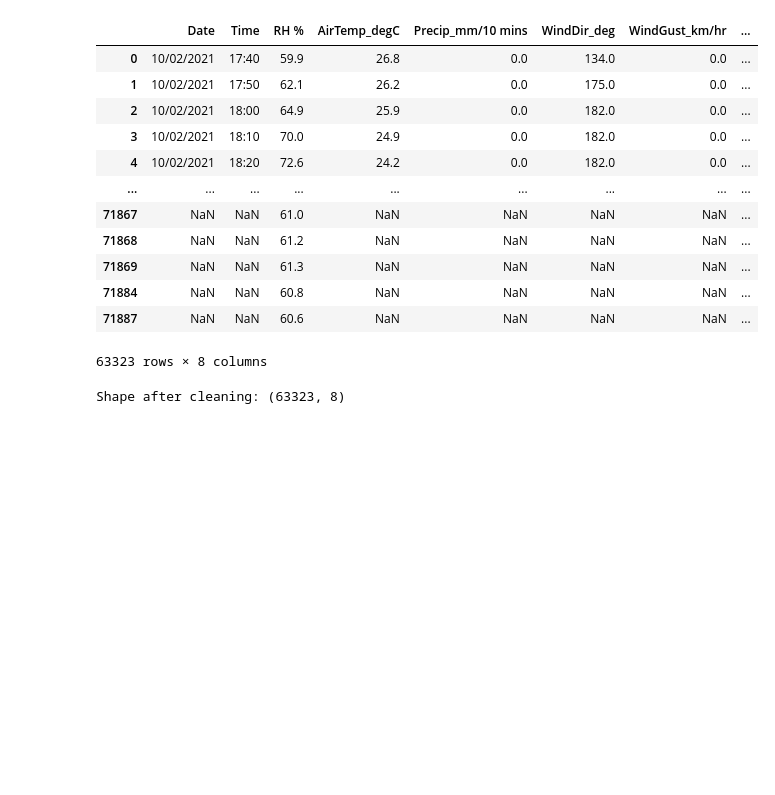
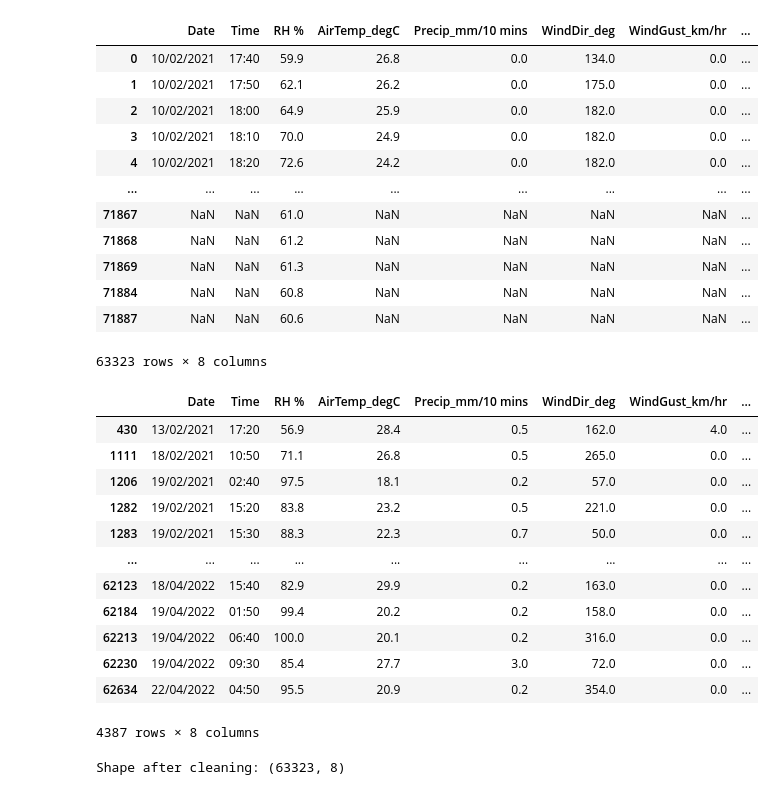
Before and after one commit to Senaakshi/PROJECTS, a Jupyter notebook: Rainfall_analysis/Analysis.ipynb, the cells around one changed output. Drawn from its saved outputs; the diff is of its cells as text; code cells hidden in the pictures; blank space fills up the shorter version.

```diff
--- a/Rainfall_analysis/Analysis.ipynb
+++ b/Rainfall_analysis/Analysis.ipynb
@@ -70,6 +70,22 @@ df_rain
 | 71884 | NaN | NaN | 60.8 | NaN | NaN | NaN | NaN | ... |
 | 71887 | NaN | NaN | 60.6 | NaN | NaN | NaN | NaN | ... |
 63323 rows × 8 columns
+# %%
+df_rain[df_rain['Precip_mm/10 mins'] > 0]
+# %% [output]
+|  | Date | Time | RH % | AirTemp_degC | Precip_mm/10 mins | WindDir_deg | WindGust_km/hr | ... |
+| 430 | 13/02/2021 | 17:20 | 56.9 | 28.4 | 0.5 | 162.0 | 4.0 | ... |
+| 1111 | 18/02/2021 | 10:50 | 71.1 | 26.8 | 0.5 | 265.0 | 0.0 | ... |
+| 1206 | 19/02/2021 | 02:40 | 97.5 | 18.1 | 0.2 | 57.0 | 0.0 | ... |
+| 1282 | 19/02/2021 | 15:20 | 83.8 | 23.2 | 0.5 | 221.0 | 0.0 | ... |
+| 1283 | 19/02/2021 | 15:30 | 88.3 | 22.3 | 0.7 | 50.0 | 0.0 | ... |
+| ... | ... | ... | ... | ... | ... | ... | ... | ... |
+| 62123 | 18/04/2022 | 15:40 | 82.9 | 29.9 | 0.2 | 163.0 | 0.0 | ... |
+| 62184 | 19/04/2022 | 01:50 | 99.4 | 20.2 | 0.2 | 158.0 | 0.0 | ... |
+| 62213 | 19/04/2022 | 06:40 | 100.0 | 20.1 | 0.2 | 316.0 | 0.0 | ... |
+| 62230 | 19/04/2022 | 09:30 | 85.4 | 27.7 | 3.0 | 72.0 | 0.0 | ... |
+| 62634 | 22/04/2022 | 04:50 | 95.5 | 20.9 | 0.2 | 354.0 | 0.0 | ... |
+4387 rows × 8 columns
 # %%
 print("Shape after cleaning:", df_rain.shape)
 # %% [output]
```
Also changed, not shown: parts of 18 cells of this notebook.
